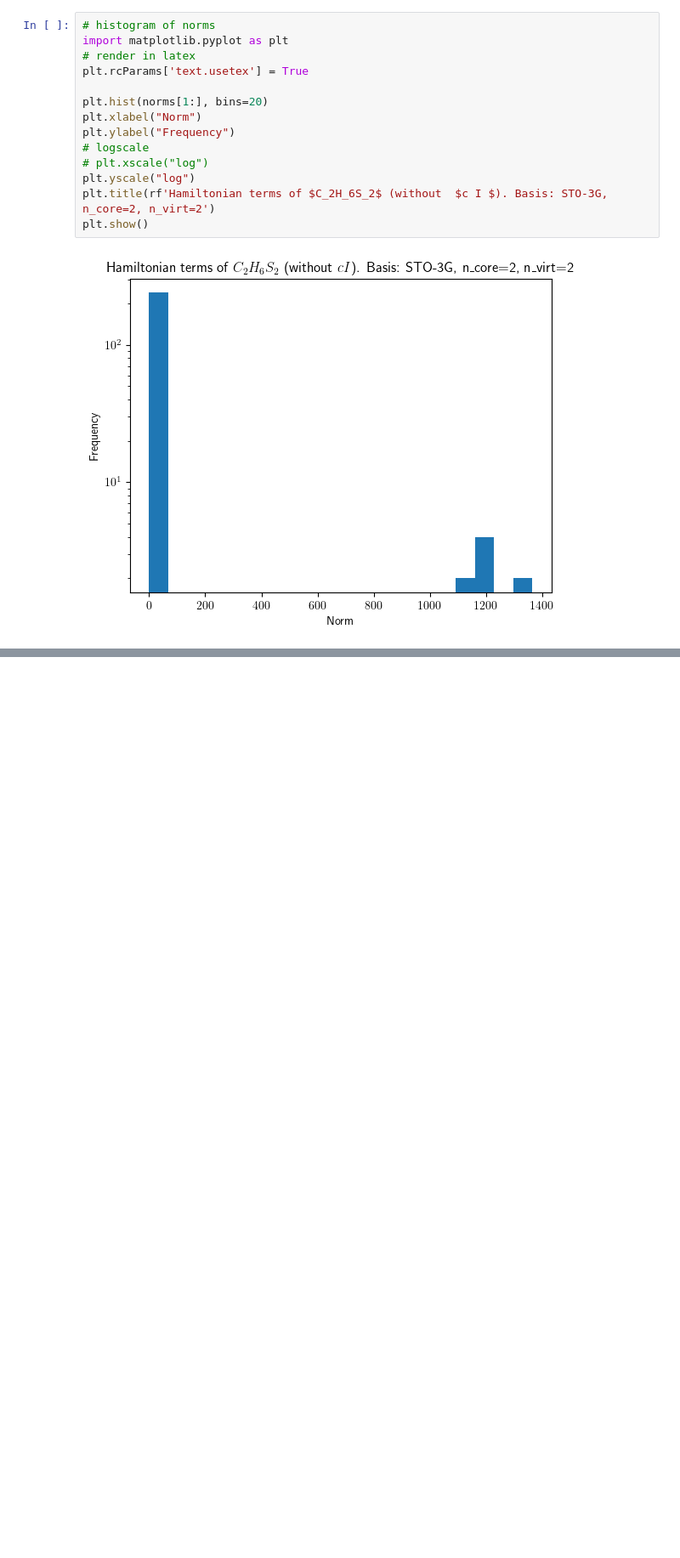
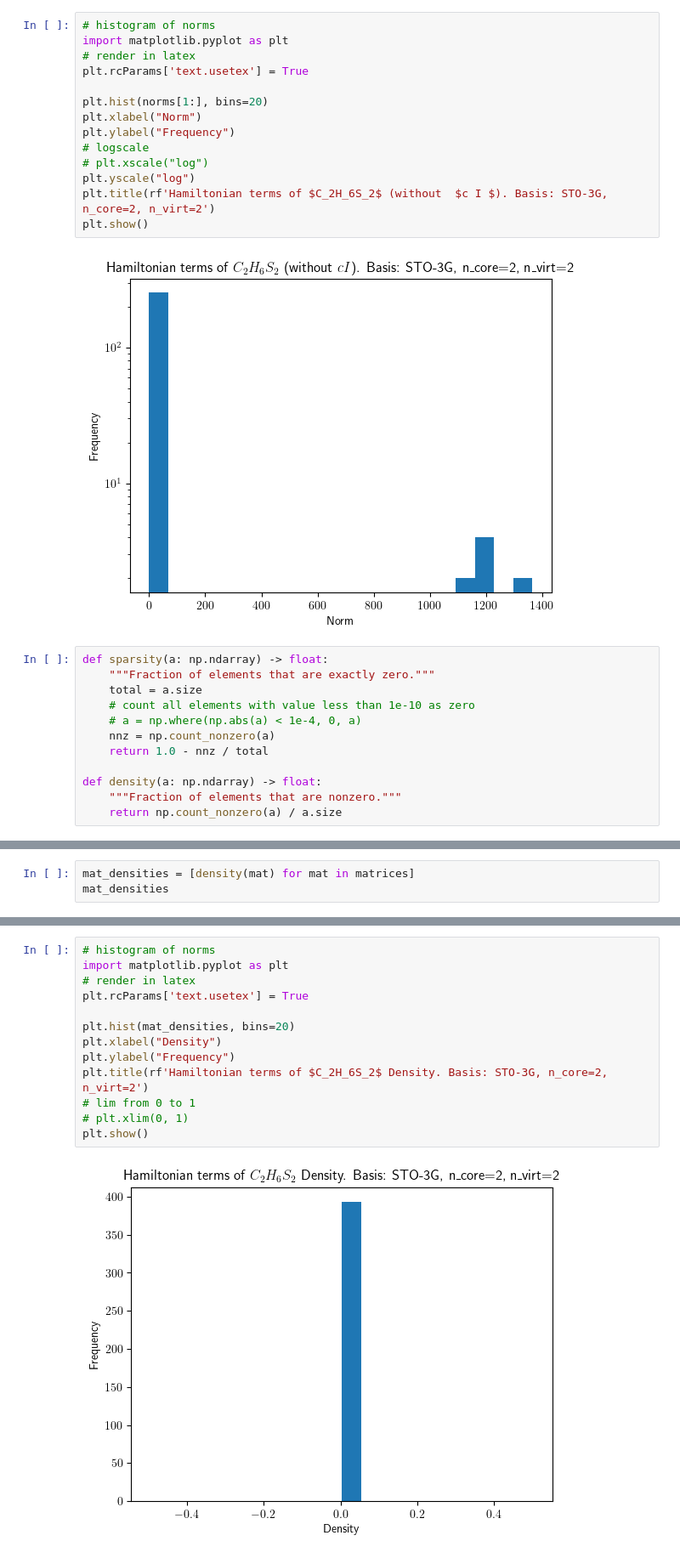
Before and after one commit to bestquark/hsopt, a Jupyter notebook: testing_scripts/notebooks/ham_histogram.ipynb, the cells around one changed output, grey strips where cells are left out. Shown at 85% size. Cells and saved outputs as stored; diff of their text form; blank space fills up the shorter version.

```diff
--- a/testing_scripts/notebooks/ham_histogram.ipynb
+++ b/testing_scripts/notebooks/ham_histogram.ipynb
@@ -84,3 +84,15 @@ plt.title(rf'Hamiltonian terms of $C_2H_6S_2$ (without  $c I $). Basis: STO-3G,
 plt.show()
 # %% [output]
 [figure]
+# %%
+def sparsity(a: np.ndarray) -> float:
+    """Fraction of elements that are exactly zero."""
+    total = a.size
+    # count all elements with value less than 1e-10 as zero
+    # a = np.where(np.abs(a) < 1e-4, 0, a)
+    nnz = np.count_nonzero(a)
+    return 1.0 - nnz / total
+
+def density(a: np.ndarray) -> float:
+    """Fraction of elements that are nonzero."""
+    return np.count_nonzero(a) / a.size
@@ -86,0 +125,3 @@ plt.show()
+# %%
+mat_densities = [density(mat) for mat in matrices]
+mat_densities
@@ -86,0 +146,15 @@ plt.show()
+# %%
+# histogram of norms
+import matplotlib.pyplot as plt
+# render in latex
+plt.rcParams['text.usetex'] = True
+
+plt.hist(mat_densities, bins=20)
+plt.xlabel("Density")
+plt.ylabel("Frequency")
+plt.title(rf'Hamiltonian terms of $C_2H_6S_2$ Density. Basis: STO-3G, n_core=2, n_virt=2')
+# lim from 0 to 1
+# plt.xlim(0, 1)
+plt.show()
+# %% [output]
+[figure, added]
```
Also changed, not shown: parts of 6 cells of this notebook, 5 other files.
